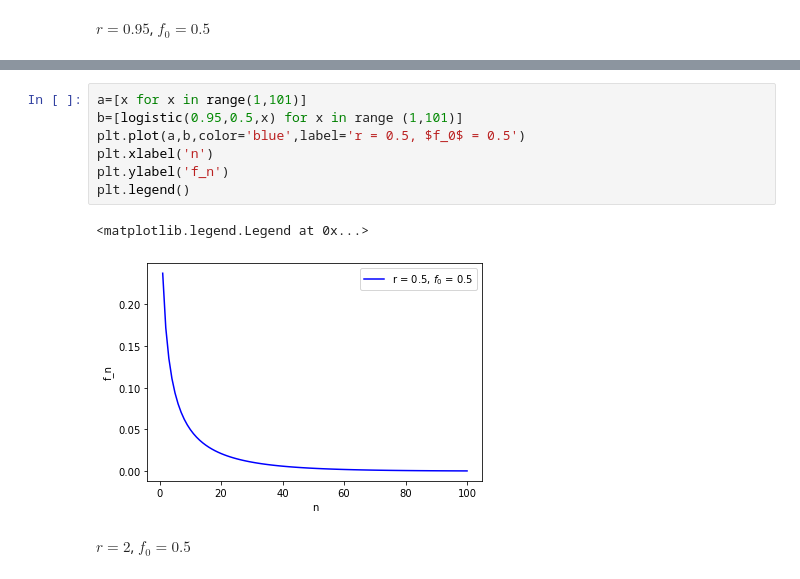
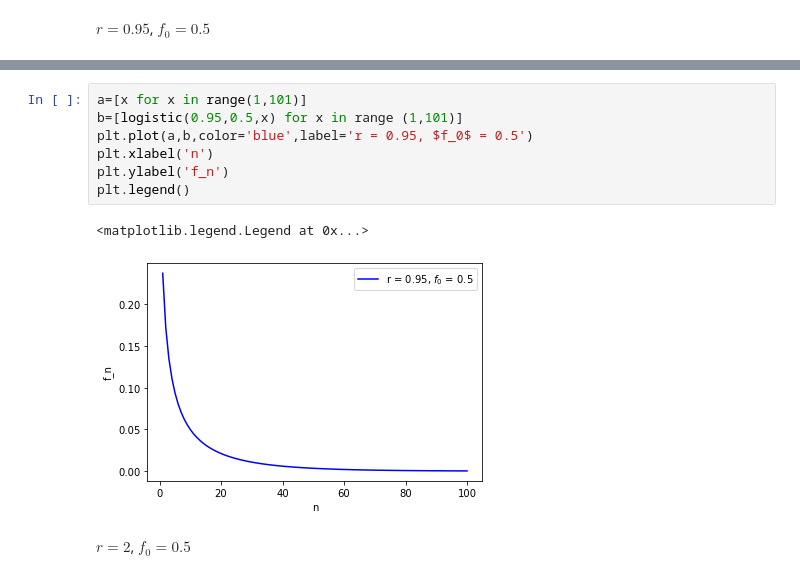
Before and after one commit to SMP-CBNU/2021_cphys1, a Jupyter notebook: hw3.ipynb, the cells around one changed output, grey strips where cells are left out. Drawn from its saved outputs; the diff is of its cells as text.

```diff
--- a/hw3.ipynb
+++ b/hw3.ipynb
@@ -123,13 +123,13 @@ for x in range(1,101) :
 # %%
 a=[x for x in range(1,101)]
 b=[logistic(0.95,0.5,x) for x in range (1,101)]
-plt.plot(a,b,color='blue',label='r = 0.5, $f_0$ = 0.5')
+plt.plot(a,b,color='blue',label='r = 0.95, $f_0$ = 0.5')
 plt.xlabel('n')
 plt.ylabel('f_n')
 plt.legend()
 # %% [output]
 <matplotlib.legend.Legend at 0x...>
-[figure, old version]
+[figure, new version]
 # %% [markdown]
 $r=2$, $f_0=0.5$
 # %%
```
Also changed, not shown: parts of 4 cells of this notebook.
